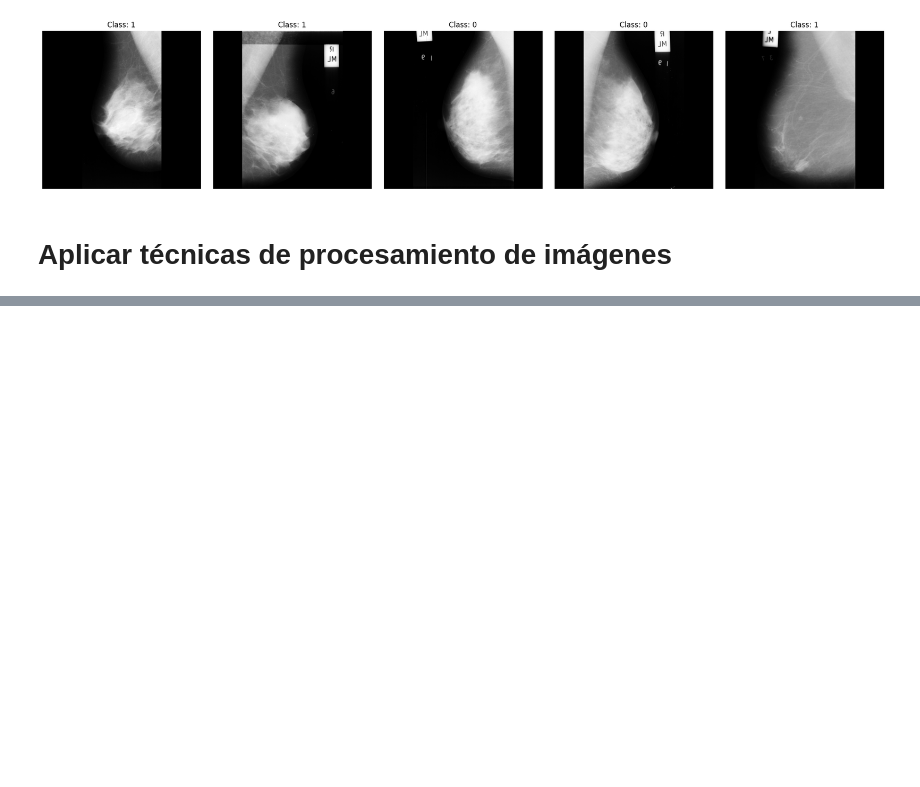
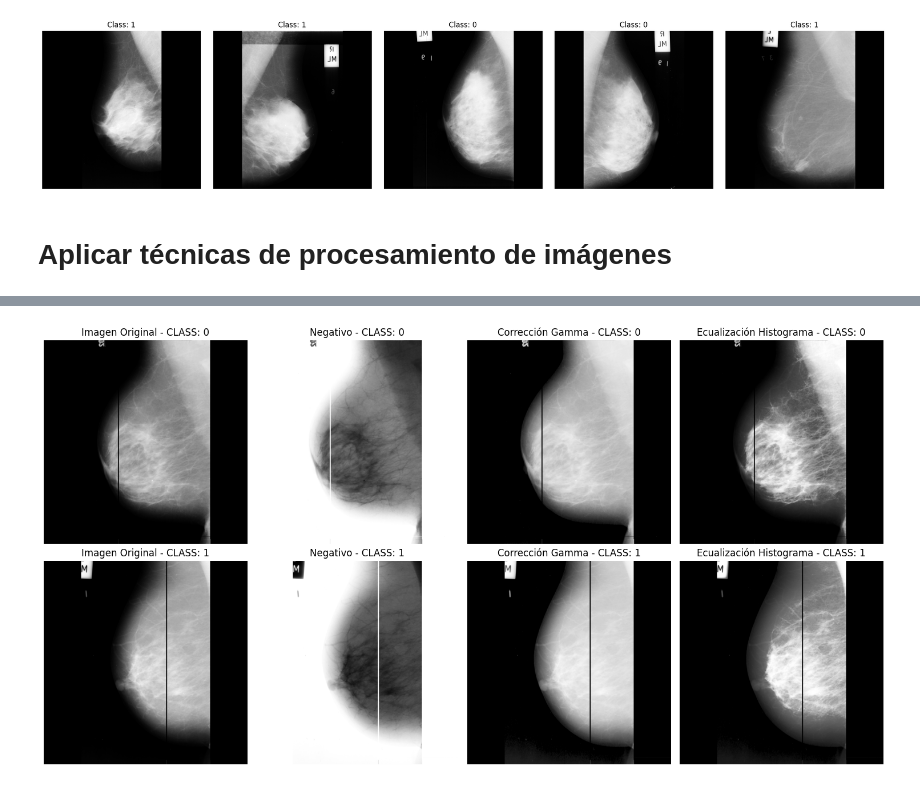
Before and after one commit to jsebastianquiroga/IMAGE_VIDEO_PROCESSING_PUJ, a Jupyter notebook: proyecto/proyecto_garcia_quiroga.ipynb, the cells around one changed output, grey strips where cells are left out. Saved outputs shown, nothing was run; the diff lists cells and outputs as text; code cells hidden in the pictures; blank space fills up the shorter version.

```diff
--- a/proyecto/proyecto_garcia_quiroga.ipynb
+++ b/proyecto/proyecto_garcia_quiroga.ipynb
@@ -225,0 +343,37 @@ plt.show()
+# %%
+# Mostrar las imágenes en una grilla
+fig, ax = plt.subplots(2, 4, figsize=(15, 8))
+
+def process_and_show(ax_row, image, class_label):
+
+    # La imagen original para comparación
+    ax_row[0].imshow(image, cmap='gray')
+    ax_row[0].set_title(f'Imagen Original - CLASS: {class_label}')
+    ax_row[0].axis('off')
+
+    # Negativo de la imagen
+    negative_image = 255 - image
+    ax_row[1].imshow(negative_image, cmap='gray')
+    ax_row[1].set_title(f'Negativo - CLASS: {class_label}')
+    ax_row[1].axis('off')
+
+    # Corrección Gamma
+    gamma = 0.5  # Se puede ajustar este valor
+    gamma_corrected = np.array(255*(image/255)**gamma, dtype = 'uint8')
+    ax_row[2].imshow(gamma_corrected, cmap='gray')
+    ax_row[2].set_title(f'Corrección Gamma - CLASS: {class_label}')
+    ax_row[2].axis('off')
+
+    # Ecualización del histograma
+    equalized_image = cv2.equalizeHist(image)
+    ax_row[3].imshow(equalized_image, cmap='gray')
+    ax_row[3].set_title(f'Ecualización Histograma - CLASS: {class_label}')
+    ax_row[3].axis('off')
+
+process_and_show(ax[0], image_0, 0)
+process_and_show(ax[1], image_1, 1)
+
+plt.tight_layout()
+plt.show()
+# %% [output]
+[figure, added]
```
Also changed, not shown: parts of 3 cells of this notebook.
